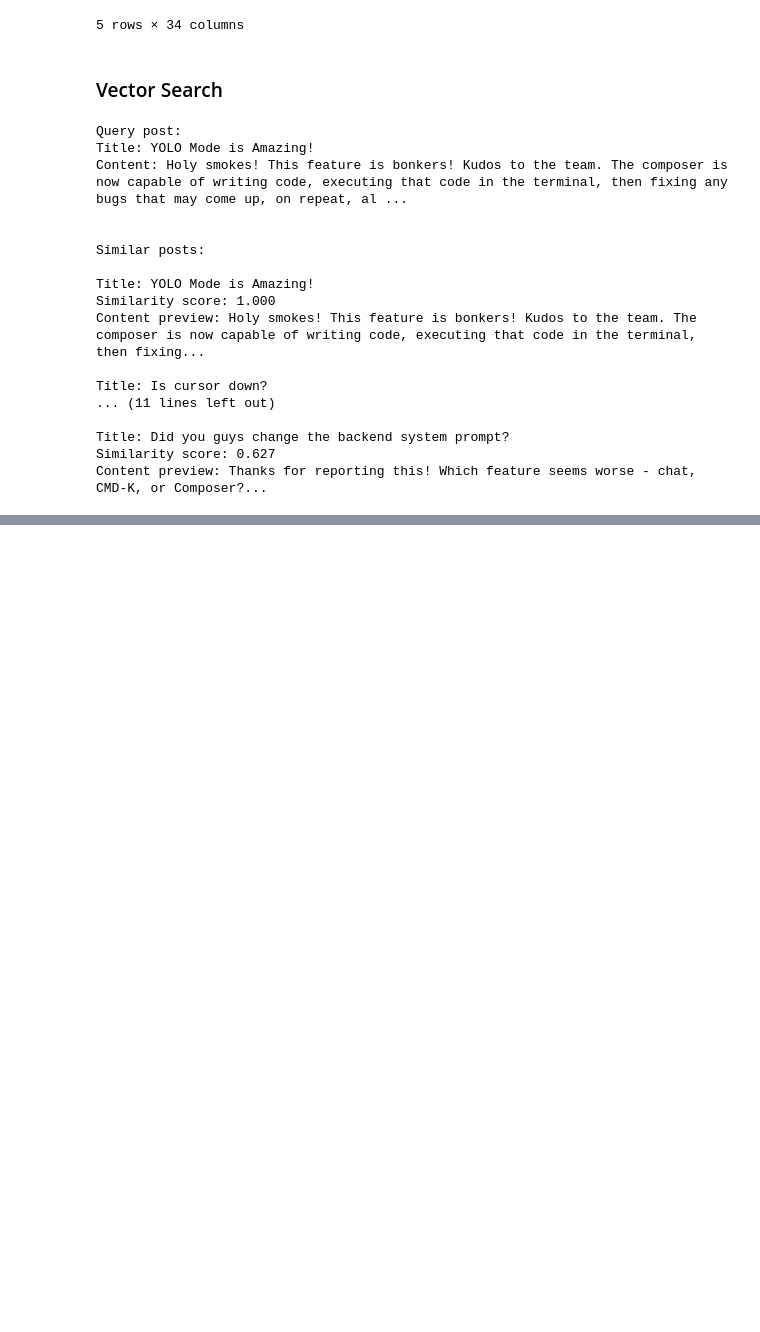
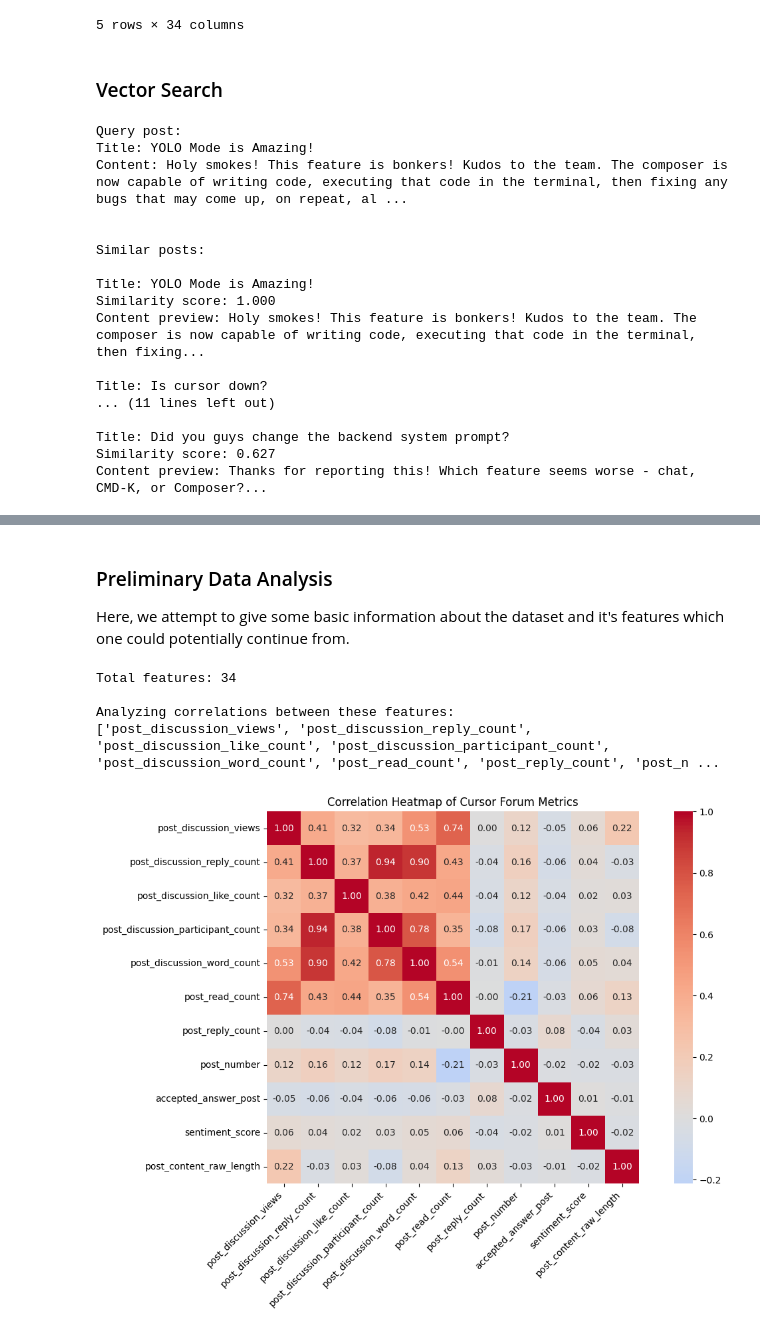
Before and after one commit to dgan11/discourse-analysis, a Jupyter notebook: notebooks/03_med_analysis.ipynb, the cells around one changed output, grey strips where cells are left out. Drawn from its saved outputs; the diff is of its cells as text; code cells hidden in the pictures; blank space fills up the shorter version.

Commit message:
med analysic contin

```diff
--- a/notebooks/03_med_analysis.ipynb
+++ b/notebooks/03_med_analysis.ipynb
@@ -451,0 +509,76 @@ Content preview: Thanks for reporting this! Which feature seems worse - chat, CM
+# %% [markdown]
+### Preliminary Data Analysis
+
+Here, we attempt to give some basic information about the dataset and it's features which one could potentially continue from.
+# %%
+# Correlation Analysis
+import matplotlib.pyplot as plt
+import numpy as np
+import seaborn as sns
+
+# First, let's see what features we have
+print("Total features:", df.columns.__len__())
+
+# Create a copy for analysis
+og_df = df.copy(deep=True)
+
+# Select only truly numerical columns
+numerical_columns = [
+    'post_discussion_views',
+    'post_discussion_reply_count',
+    'post_discussion_like_count',
+    'post_discussion_participant_count',
+    'post_discussion_word_count',
+    'post_read_count',
+    'post_reply_count',
+    'post_number',
+    'accepted_answer_post',
+    'sentiment_score',  # Using the score, not the dictionary
+    'post_content_raw_length'
+]
+
+# Create DataFrame with only numerical columns
+df_numerical = df[numerical_columns]
+
+# Print the columns we'll analyze
+print("\nAnalyzing correlations between these features:")
+print(df_numerical.columns.tolist())
+
+# Calculate and plot correlation matrix
+plt.figure(figsize=(12, 8))
+corr = df_numerical.corr()
+sns.heatmap(
+    corr,
+    annot=True,  # Show correlation values
+    cmap="coolwarm",  # Red-blue colormap
+    center=0,  # Center the colormap at 0
+    fmt='.2f',  # Show 2 decimal places
+    square=True  # Make cells square
+)
+
+plt.title("Correlation Heatmap of Cursor Forum Metrics")
+plt.xticks(rotation=45, ha='right')  # Rotate x-axis labels
+plt.yticks(rotation=0)
+plt.tight_layout()  # Adjust plot margins
+plt.show()
+
+# Print strongest correlations
+print("\nStrongest correlations:")
+# Get upper triangle of correlations
+upper = corr.where(np.triu(np.ones(corr.shape), k=1).astype(bool))
+# Stack and sort
+strongest_corr = (
+    upper.stack()
+    .sort_values(ascending=False)
+    .drop_duplicates()
+)
+
+# Print top 10 correlations
+for idx, value in strongest_corr[:10].items():
+    print(f"{idx[0]} vs {idx[1]}: {value:.3f}")
+# %% [output]
+Total features: 34
+
+Analyzing correlations between these features:
+['post_discussion_views', 'post_discussion_reply_count', 'post_discussion_like_count', 'post_discussion_participant_count', 'post_discussion_word_count', 'post_read_count', 'post_reply_count', 'post_n ...
+[figure, added]
```
Also changed, not shown: parts of 6 cells of this notebook.
